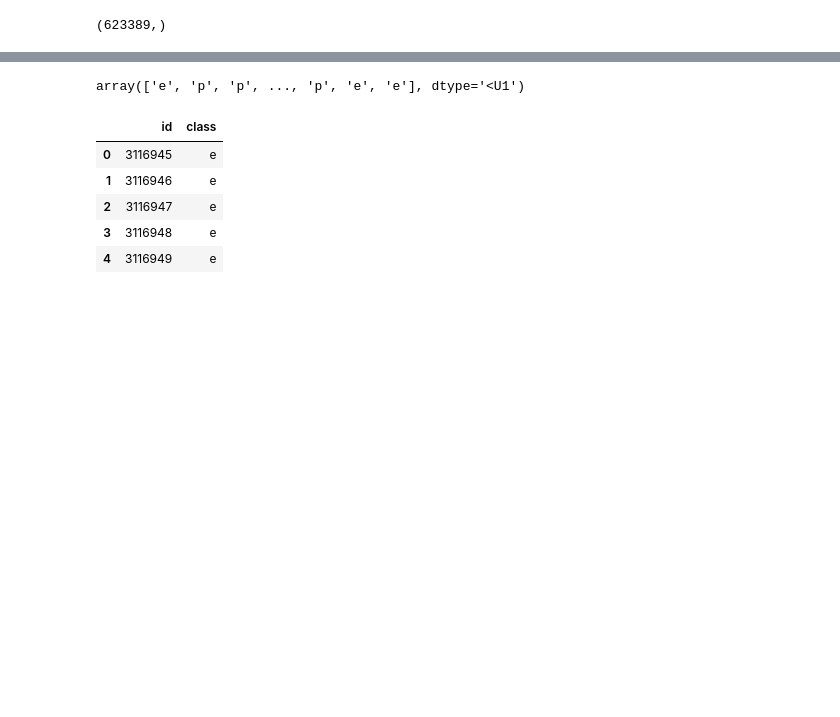
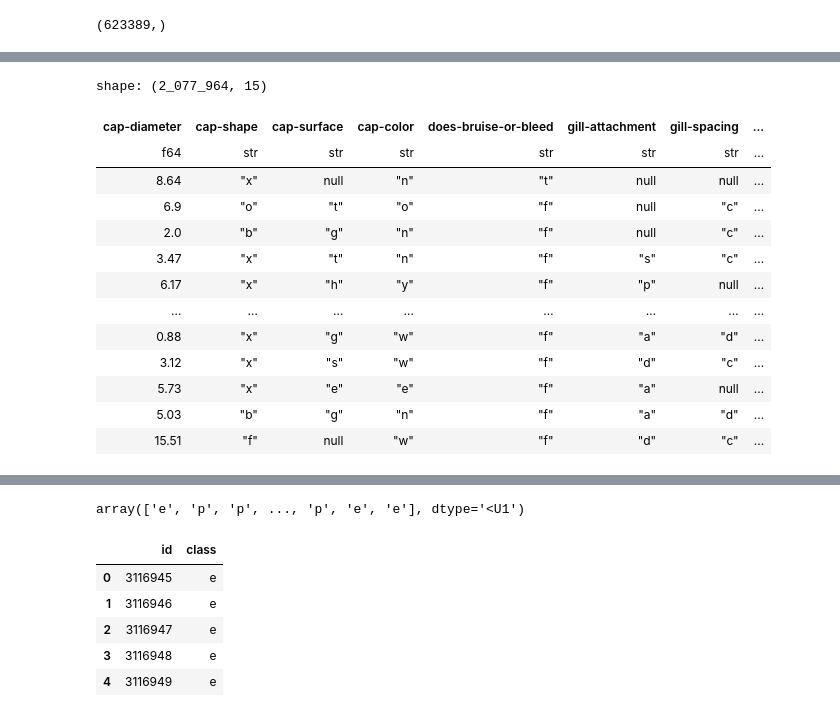
Before and after one commit to peterbull/kaggle-s04e08, a Jupyter notebook: initial_notebook_data_clean.ipynb, the cells around one changed output, grey strips where cells are left out. Cells and saved outputs as stored; diff of their text form; code cells hidden in the pictures; blank space fills up the shorter version.

```diff
--- a/initial_notebook_data_clean.ipynb
+++ b/initial_notebook_data_clean.ipynb
@@ -165,5 +199,3 @@ df_train
-# %%
-df_train_cleaned = df_train
 # %%
 df_train_cleaned.drop_in_place("id")
 # %% [output]
@@ -228,8 +243,8 @@ shape: (2, 2)
 # %% [markdown]
 Split the training set into data and target
 # %%
-x = df_train.drop('class')
-y = df_train['class']
+x = df_train_cleaned.drop('class')
+y = df_train_cleaned['class']
 # %% [markdown]
 For a less ordinal data we could use `One Hot Encoding`, but since the prediction is binary we would can use a basic mapping or sklearn's `LabelEncoder`
 # %%
@@ -293,3 +305,5 @@ array([1, 1, 1, 1, 1, 1, 1, 0, 0, 1])
+# %%
+x_test = x_test[x_train.columns]
 # %% [markdown]
 Create a classifier
 # %%
@@ -359,5 +373,24 @@ accuracy
 # %%
 X_test = pl.read_csv(f'{datapath}/test.csv')
+# %%
+X_test = X_test[x_test.columns]
+# %%
+X_test
+# %% [output]
+shape: (2_077_964, 15)
+| cap-diameter | cap-shape | cap-surface | cap-color | does-bruise-or-bleed | gill-attachment | gill-spacing | ... |
+| f64 | str | str | str | str | str | str | ... |
+| 8.64 | "x" | null | "n" | "t" | null | null | ... |
+| 6.9 | "o" | "t" | "o" | "f" | null | "c" | ... |
+| 2.0 | "b" | "g" | "n" | "f" | null | "c" | ... |
+| 3.47 | "x" | "t" | "n" | "f" | "s" | "c" | ... |
+| 6.17 | "x" | "h" | "y" | "f" | "p" | null | ... |
+| … | … | … | … | … | … | … | ... |
+| 0.88 | "x" | "g" | "w" | "f" | "a" | "d" | ... |
+| 3.12 | "x" | "s" | "w" | "f" | "d" | "c" | ... |
+| 5.73 | "x" | "e" | "e" | "f" | "a" | null | ... |
+| 5.03 | "b" | "g" | "n" | "f" | "a" | "d" | ... |
+| 15.51 | "f" | null | "w" | "f" | "d" | "c" | ... |
 # %%
 preds = pipeline.predict(X_test)
 # %% [output]
```
Also changed, not shown: parts of 17 cells of this notebook, 2 other files.
